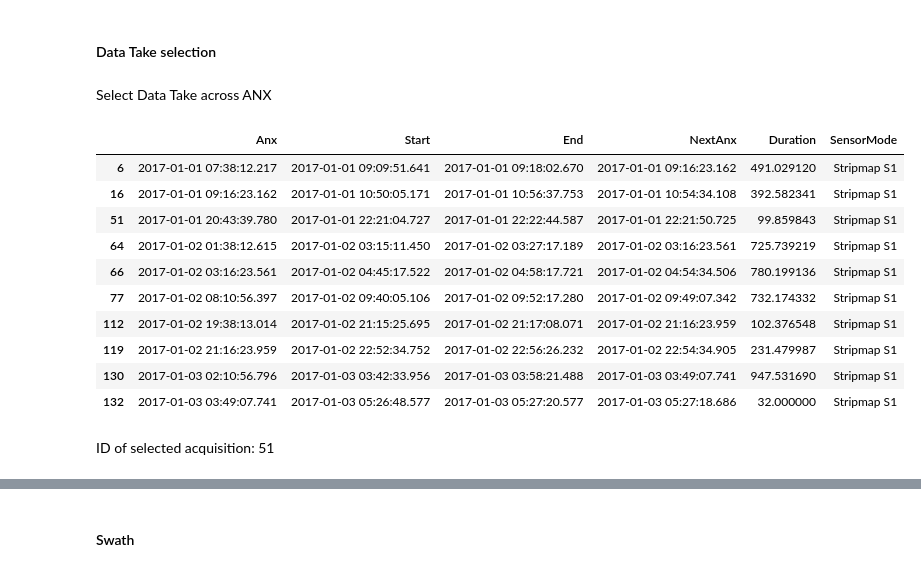
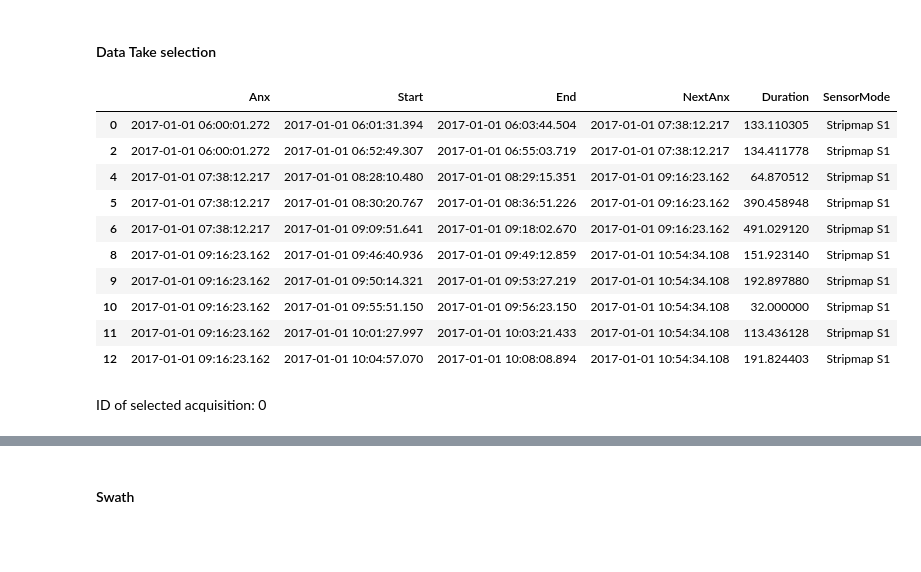
Before and after one commit to lmar76/biomassnb, a Jupyter notebook: TDS/TDS.ipynb, the cells around one changed output, grey strips where cells are left out. Drawn from its saved outputs; the diff is of its cells as text; code cells hidden in the pictures; blank space fills up the shorter version.

```diff
--- a/TDS/TDS.ipynb
+++ b/TDS/TDS.ipynb
@@ -611,22 +724,20 @@ Index(['Start', 'End', 'Duration', 'Satellite', 'SensorMode', 'Width',
 ### MM scenario
 # %% [markdown]
 #### Data Take selection
-# %% [markdown]
-Select Data Take across ANX
 # %%
-simulation.query("End > NextAnx and SensorMode != 'Receive Only'")[['Anx', 'Start', 'End', 'NextAnx', 'Duration', 'SensorMode']].head(10)
+simulation.query("SensorMode != 'Receive Only'")[['Anx', 'Start', 'End', 'NextAnx', 'Duration', 'SensorMode']].head(10)
 # %% [output]
 |  | Anx | Start | End | NextAnx | Duration | SensorMode |
+| 0 | 2017-01-01 06:00:01.272 | 2017-01-01 06:01:31.394 | 2017-01-01 06:03:44.504 | 2017-01-01 07:38:12.217 | 133.110305 | Stripmap S1 |
+| 2 | 2017-01-01 06:00:01.272 | 2017-01-01 06:52:49.307 | 2017-01-01 06:55:03.719 | 2017-01-01 07:38:12.217 | 134.411778 | Stripmap S1 |
+| 4 | 2017-01-01 07:38:12.217 | 2017-01-01 08:28:10.480 | 2017-01-01 08:29:15.351 | 2017-01-01 09:16:23.162 | 64.870512 | Stripmap S1 |
+| 5 | 2017-01-01 07:38:12.217 | 2017-01-01 08:30:20.767 | 2017-01-01 08:36:51.226 | 2017-01-01 09:16:23.162 | 390.458948 | Stripmap S1 |
 | 6 | 2017-01-01 07:38:12.217 | 2017-01-01 09:09:51.641 | 2017-01-01 09:18:02.670 | 2017-01-01 09:16:23.162 | 491.029120 | Stripmap S1 |
-| 16 | 2017-01-01 09:16:23.162 | 2017-01-01 10:50:05.171 | 2017-01-01 10:56:37.753 | 2017-01-01 10:54:34.108 | 392.582341 | Stripmap S1 |
-| 51 | 2017-01-01 20:43:39.780 | 2017-01-01 22:21:04.727 | 2017-01-01 22:22:44.587 | 2017-01-01 22:21:50.725 | 99.859843 | Stripmap S1 |
-| 64 | 2017-01-02 01:38:12.615 | 2017-01-02 03:15:11.450 | 2017-01-02 03:27:17.189 | 2017-01-02 03:16:23.561 | 725.739219 | Stripmap S1 |
-| 66 | 2017-01-02 03:16:23.561 | 2017-01-02 04:45:17.522 | 2017-01-02 04:58:17.721 | 2017-01-02 04:54:34.506 | 780.199136 | Stripmap S1 |
-| 77 | 2017-01-02 08:10:56.397 | 2017-01-02 09:40:05.106 | 2017-01-02 09:52:17.280 | 2017-01-02 09:49:07.342 | 732.174332 | Stripmap S1 |
-| 112 | 2017-01-02 19:38:13.014 | 2017-01-02 21:15:25.695 | 2017-01-02 21:17:08.071 | 2017-01-02 21:16:23.959 | 102.376548 | Stripmap S1 |
-| 119 | 2017-01-02 21:16:23.959 | 2017-01-02 22:52:34.752 | 2017-01-02 22:56:26.232 | 2017-01-02 22:54:34.905 | 231.479987 | Stripmap S1 |
-| 130 | 2017-01-03 02:10:56.796 | 2017-01-03 03:42:33.956 | 2017-01-03 03:58:21.488 | 2017-01-03 03:49:07.741 | 947.531690 | Stripmap S1 |
-| 132 | 2017-01-03 03:49:07.741 | 2017-01-03 05:26:48.577 | 2017-01-03 05:27:20.577 | 2017-01-03 05:27:18.686 | 32.000000 | Stripmap S1 |
+| 8 | 2017-01-01 09:16:23.162 | 2017-01-01 09:46:40.936 | 2017-01-01 09:49:12.859 | 2017-01-01 10:54:34.108 | 151.923140 | Stripmap S1 |
+| 9 | 2017-01-01 09:16:23.162 | 2017-01-01 09:50:14.321 | 2017-01-01 09:53:27.219 | 2017-01-01 10:54:34.108 | 192.897880 | Stripmap S1 |
+| 10 | 2017-01-01 09:16:23.162 | 2017-01-01 09:55:51.150 | 2017-01-01 09:56:23.150 | 2017-01-01 10:54:34.108 | 32.000000 | Stripmap S1 |
+| 11 | 2017-01-01 09:16:23.162 | 2017-01-01 10:01:27.997 | 2017-01-01 10:03:21.433 | 2017-01-01 10:54:34.108 | 113.436128 | Stripmap S1 |
+| 12 | 2017-01-01 09:16:23.162 | 2017-01-01 10:04:57.070 | 2017-01-01 10:08:08.894 | 2017-01-01 10:54:34.108 | 191.824403 | Stripmap S1 |
 # %% [markdown]
-ID of selected acquisition: 51
+ID of selected acquisition: 0
 # %%
```
Also changed, not shown: parts of 259 cells of this notebook, 2 other files.
